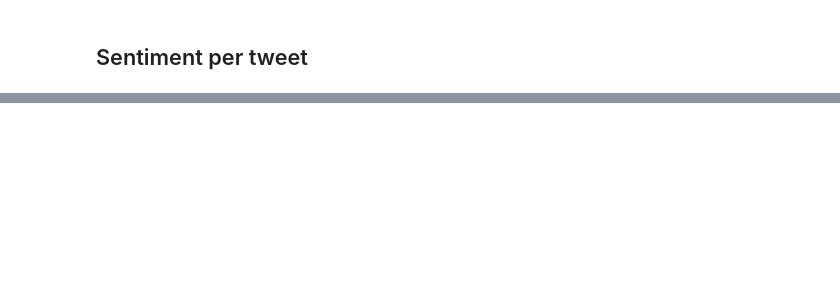
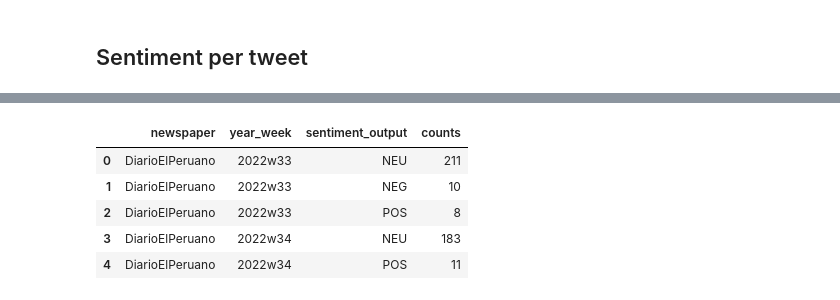
Before and after one commit to drearondov/NLP-newspapersAnalysis, a Jupyter notebook: notebooks/0.3-aerv-sentiment-analysis.ipynb, the cells around one changed output, grey strips where cells are left out. Cells and saved outputs as stored; diff of their text form; code cells hidden in the pictures; blank space fills up the shorter version.

```diff
--- a/notebooks/0.3-aerv-sentiment-analysis.ipynb
+++ b/notebooks/0.3-aerv-sentiment-analysis.ipynb
@@ -309,0 +131,14 @@ for newspaper in set(numerical_corr.index.get_level_values(0)):
+# %%
+corpus["emotion_output"] = corpus["emotion"].apply(lambda x: x.output)
+corpus["emotion_probas_others"] = corpus["emotion"].apply(lambda x: x.probas["others"])
+corpus["emotion_probas_joy"] = corpus["emotion"].apply(lambda x: x.probas["joy"])
+corpus["emotion_probas_surprise"] = corpus["emotion"].apply(lambda x: x.probas["surprise"])
+corpus["emotion_probas_sadness"] = corpus["emotion"].apply(lambda x: x.probas["sadness"])
+corpus["emotion_probas_fear"] = corpus["emotion"].apply(lambda x: x.probas["fear"])
+corpus["emotion_probas_anger"] = corpus["emotion"].apply(lambda x: x.probas["anger"])
+corpus["emotion_probas_disgust"] = corpus["emotion"].apply(lambda x: x.probas["disgust"])
+# %%
+corpus["year"] = corpus["created_at"].dt.isocalendar().year
+corpus["week"] = corpus["created_at"].dt.isocalendar().week
+# %%
+corpus["year_week"] = corpus["year"].astype("str") + "w" + corpus["week"].astype("str")
@@ -309,0 +147,13 @@ for newspaper in set(numerical_corr.index.get_level_values(0)):
+# %%
+sentiment_counts = pd.DataFrame(corpus[["newspaper", "year_week", "sentiment_output"]].groupby(by=["newspaper", "year_week"]).value_counts())
+sentiment_counts.rename({0: "counts"},axis=1, inplace=True)
+sentiment_counts.reset_index(inplace=True)
+# %%
+sentiment_counts.head()
+# %% [output]
+|  | newspaper | year_week | sentiment_output | counts |
+| 0 | DiarioElPeruano | 2022w33 | NEU | 211 |
+| 1 | DiarioElPeruano | 2022w33 | NEG | 10 |
+| 2 | DiarioElPeruano | 2022w33 | POS | 8 |
+| 3 | DiarioElPeruano | 2022w34 | NEU | 183 |
+| 4 | DiarioElPeruano | 2022w34 | POS | 11 |
```
Also changed, not shown: parts of 65 cells of this notebook, 10 other files.
